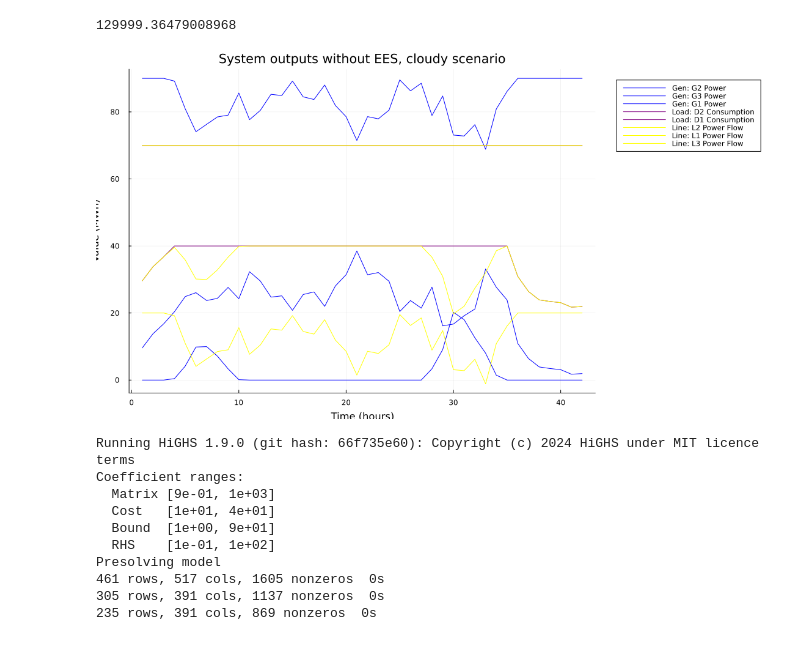
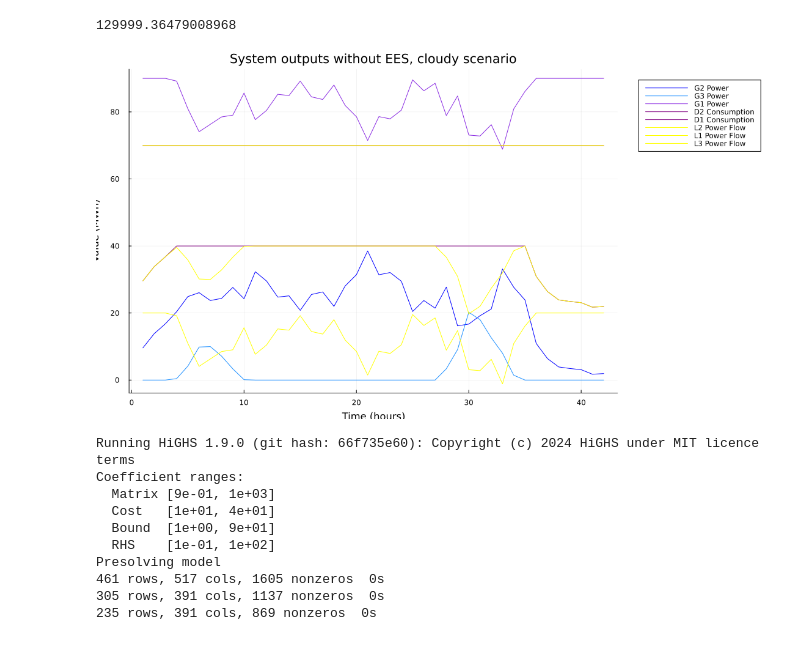
Before and after one commit to matskraft/AMO_GroupProject_SchnauferDrossmannKraft, a Jupyter notebook: OptimizationModel.ipynb, the cells around one changed output. Drawn from its saved outputs; the diff is of its cells as text; code cells hidden in the pictures.

Commit message:
full optimization model + plots

```diff
--- a/OptimizationModel.ipynb
+++ b/OptimizationModel.ipynb
@@ -560,21 +567,24 @@ Social Welfare M1 = 126348.1754552895
 p1 = plot(xlabel="Time (hours)", ylabel="Value (MWh)", title="System outputs without EES, blue sky scenario", legend=:outertopright, size=(1100, 600), legendfontsize=8)
 
 # Generators (Blue)
-for i in keys(generators)
-    generator_data = [value(pg[i, t]) for t in 1:42]
-    plot!(1:42, generator_data, label="Gen: $i Power", color=:blue)
+colors = [:blue, :dodgerblue, :blueviolet]
+i = 1
+for gen in keys(generators)
+    generator_data = [value(pg[gen, t]) for t in 1:42]
+    plot!(1:42, generator_data, label="$gen Power", color=colors[i])
+    i += 1
 end
 
 # Loads (Purple)
 for i in keys(loads)
     load_data = [value(pd[i, t]) for t in 1:42]
-    plot!(1:42, load_data, label="Load: $i Consumption", color=:purple)
+    plot!(1:42, load_data, label="$i Consumption", color=:purple)
 end
 
 # Power Flow on Lines (Yellow)
 for l in keys(lines)
     line_data = [value(pf[l, t]) for t in 1:42]
-    plot!(1:42, line_data, label="Line: $l Power Flow", color=:yellow)
+    plot!(1:42, line_data, label="$l Power Flow", color=:yellow)
 end
 
 display(p1)
@@ -688,21 +698,24 @@ Social Welfare M2 = 132186.82844922825
 p2 = plot(xlabel="Time (hours)", ylabel="Value (MW / MWh)", title="System outputs with EES, blue sky scenario", legend=:outertopright, size=(1100, 600), legendfontsize=8)
 
 # Generators (Blue)
-for i in keys(generators)
-    generator_data = [value(pg[i, t]) for t in 1:42]
-    plot!(1:42, generator_data, label="Gen: $i Power", color=:blue)
+colors = [:blue, :dodgerblue, :blueviolet]
+i = 1
+for gen in keys(generators)
+    generator_data = [value(pg[gen, t]) for t in 1:42]
+    plot!(1:42, generator_data, label="$gen Power", color=colors[i])
+    i += 1
 end
 
 # Loads (Purple)
 for i in keys(loads)
     load_data = [value(pd[i, t]) for t in 1:42]
-    plot!(1:42, load_data, label="Load: $i Consumption", color=:purple)
+    plot!(1:42, load_data, label="$i Consumption", color=:purple)
 end
 
 # Power Flow on Lines (Yellow)
 for l in keys(lines)
     line_data = [value(pf[l, t]) for t in 1:42]
-    plot!(1:42, line_data, label="Line: $l Power Flow", color=:yellow)
+    plot!(1:42, line_data, label="$l Power Flow", color=:yellow)
 end
 
 # Battery SOC (Green)
@@ -809,29 +822,32 @@ Social Welfare M1 = 129999.36479008968
 # %%
 # Visualization
 
 p1 = plot(xlabel="Time (hours)", ylabel="Value (MWh)", title="System outputs without EES, cloudy scenario", legend=:outertopright, size=(1100, 600), legendfontsize=8)
 
 # Generators (Blue)
-for i in keys(generators)
-    generator_data = [value(pg[i, t]) for t in 1:42]
-    plot!(1:42, generator_data, label="Gen: $i Power", color=:blue)
+colors = [:blue, :dodgerblue, :blueviolet]
+i = 1
+for gen in keys(generators)
+    generator_data = [value(pg[gen, t]) for t in 1:42]
+    plot!(1:42, generator_data, label="$gen Power", color=colors[i])
+    i += 1
 end
 
 # Loads (Purple)
 for i in keys(loads)
     load_data = [value(pd[i, t]) for t in 1:42]
-    plot!(1:42, load_data, label="Load: $i Consumption", color=:purple)
+    plot!(1:42, load_data, label="$i Consumption", color=:purple)
 end
 
 # Power Flow on Lines (Yellow)
 for l in keys(lines)
     line_data = [value(pf[l, t]) for t in 1:42]
-    plot!(1:42, line_data, label="Line: $l Power Flow", color=:yellow)
+    plot!(1:42, line_data, label="$l Power Flow", color=:yellow)
 end
 
 display(p1)
 # %% [output]
-[figure, old version]
+[figure, new version]
 # %%
 # Model 2, System with EES
 
```
Also changed, not shown: parts of 5 cells of this notebook.
